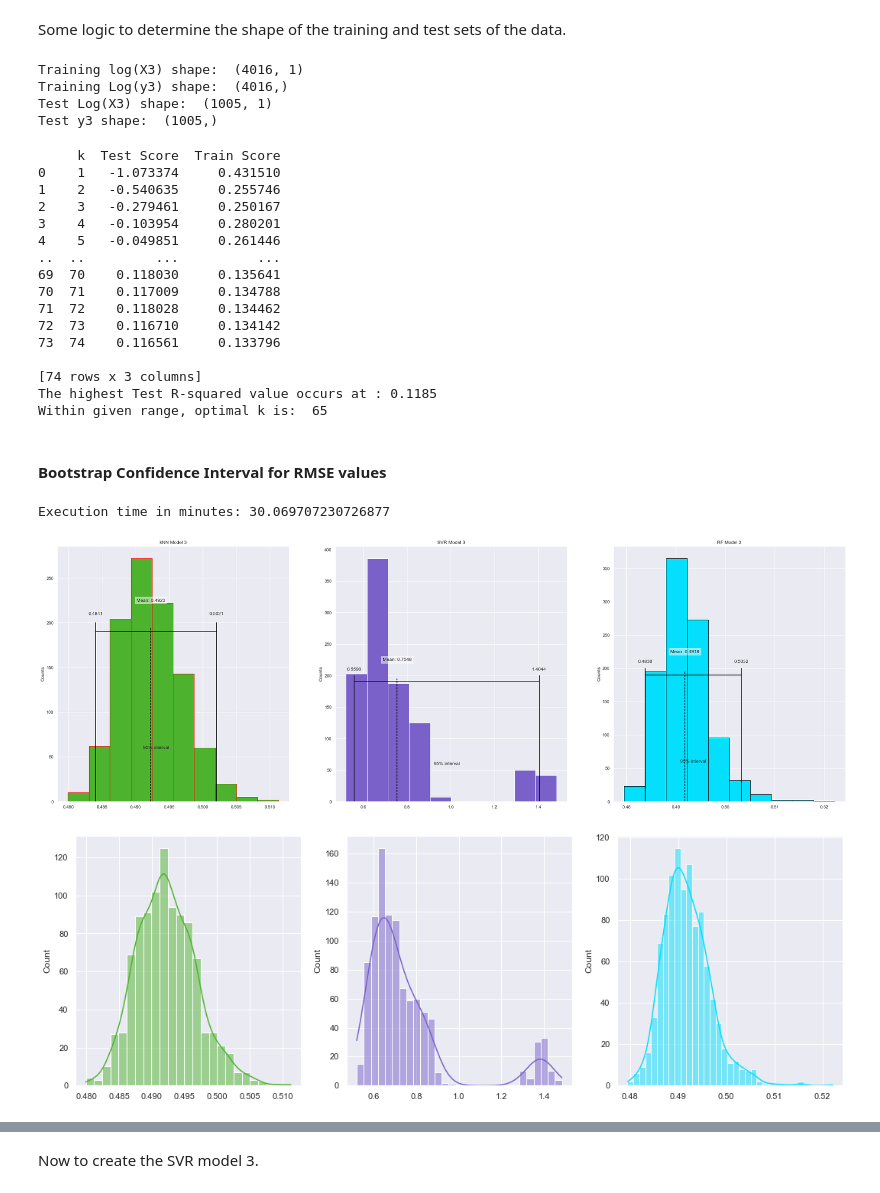
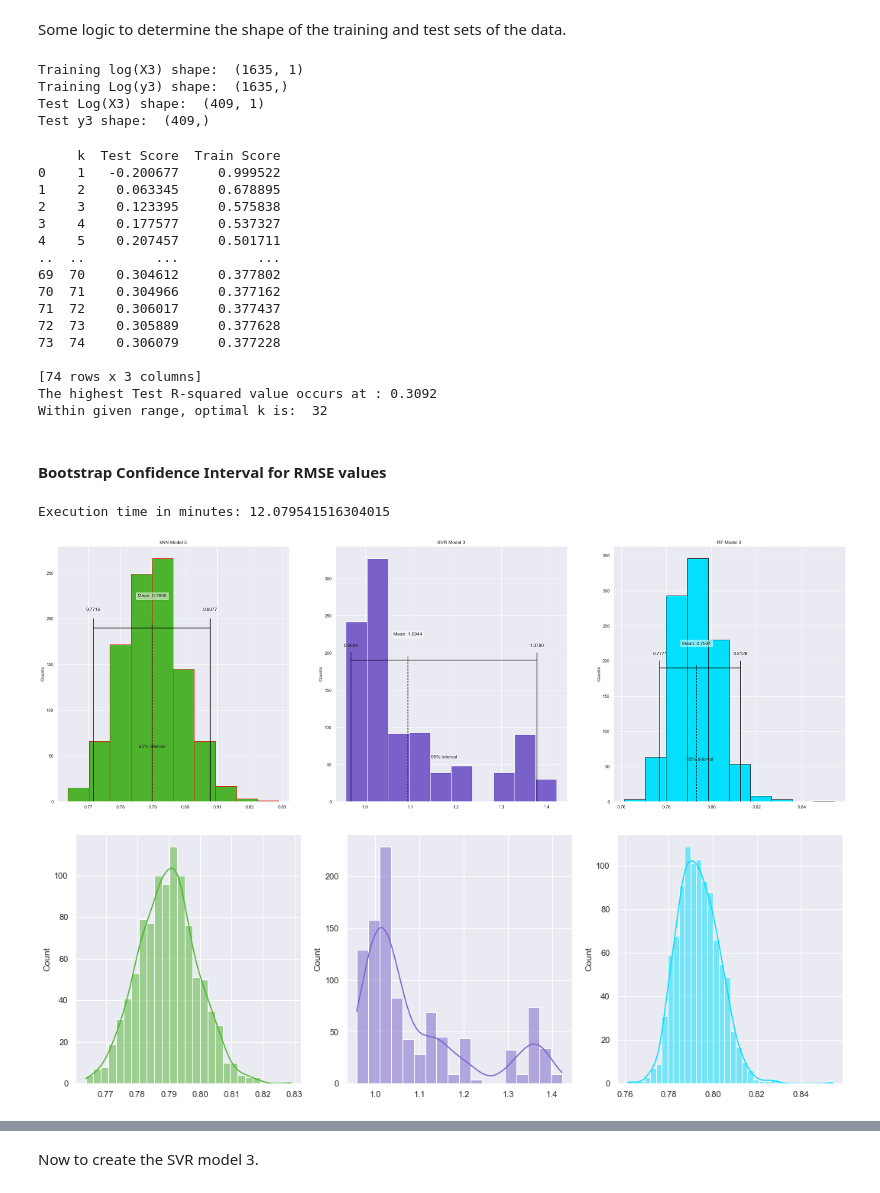
Before and after one commit to jbravo87/blog-projects, a Jupyter notebook: exoplanet_data_notebook.ipynb, the cells around one changed output, grey strips where cells are left out. Cells and saved outputs as stored; diff of their text form; code cells hidden in the pictures.

```diff
--- a/exoplanet_data_notebook.ipynb
+++ b/exoplanet_data_notebook.ipynb
@@ -1256,8 +1263,8 @@ df4
 32516 rows × 3 columns
 # %%
 df4 = df4.rename(columns={'pl_name':'planetname', 'pl_bmassj':'mass', 'pl_orbper':'orbit period'})
-#df4 = df4.dropna()
-df4 = df4.fillna(df4.median(numeric_only=True))
+df4 = df4.dropna()
+#df4 = df4.fillna(df4.median(numeric_only=True))
 df4
 # %% [output]
 |  | planetname | mass | orbit period |
@@ -1405,10 +1412,10 @@ print('Training Log(y3) shape: ', y3_train_log.shape)
 print('Test Log(X3) shape: ', X3_test_log.shape)
 print('Test y3 shape: ', y3_test.shape)
 # %% [output]
-Training log(X3) shape:  (4016, 1)
-Training Log(y3) shape:  (4016,)
-Test Log(X3) shape:  (1005, 1)
-Test y3 shape:  (1005,)
+Training log(X3) shape:  (1635, 1)
+Training Log(y3) shape:  (1635,)
+Test Log(X3) shape:  (409, 1)
+Test y3 shape:  (409,)
 # %%
 # kNN R-squared accuracy
 knn_r_acc_3 = []
@@ -1424,28 +1431,28 @@ print('The highest Test R-squared value occurs at : %.4f' % outcomes_3.iloc[:,1]
 print('Within given range, optimal k is: ', outcomes_3.loc[outcomes_3['Test Score'] == outcomes_3.iloc[:,1].max(), 'k'].iloc[0])
 # %% [output]
      k  Test Score  Train Score
-0    1   -1.073374     0.431510
-1    2   -0.540635     0.255746
-2    3   -0.279461     0.250167
-3    4   -0.103954     0.280201
-4    5   -0.049851     0.261446
+0    1   -0.200677     0.999522
+1    2    0.063345     0.678895
+2    3    0.123395     0.575838
+3    4    0.177577     0.537327
+4    5    0.207457     0.501711
 ..  ..         ...          ...
-69  70    0.118030     0.135641
-70  71    0.117009     0.134788
-71  72    0.118028     0.134462
-72  73    0.116710     0.134142
-73  74    0.116561     0.133796
+69  70    0.304612     0.377802
+70  71    0.304966     0.377162
+71  72    0.306017     0.377437
+72  73    0.305889     0.377628
+73  74    0.306079     0.377228
 
 [74 rows x 3 columns]
-The highest Test R-squared value occurs at : 0.1185
-Within given range, optimal k is:  65
+The highest Test R-squared value occurs at : 0.3092
+Within given range, optimal k is:  32
 # %% [markdown]
 #### Bootstrap Confidence Interval for RMSE values
 # %%
 start_time_3 = time.time()
 
 df4 = pd.concat([orbper2_log, mass2_log], axis=1)
-metrics3_1 = ci_bootstrap(df4, KNeighborsRegressor(n_neighbors = 65))
+metrics3_1 = ci_bootstrap(df4, KNeighborsRegressor(n_neighbors = 32))
 
 # Plotting Logic
 fig3_2, ax3_2 = plt.subplots(1, 3, figsize = (36, 12))
@@ -1493,35 +1500,35 @@ ax3_2[1].text(mean_svr_model_3, 225, f'Mean: {mean_svr_model_3:.4f}',
 ax3_2[1].set_title('SVR Model 3')
 
 # Now for the Random Forest model
 metrics3_3 = ci_bootstrap(df4, RandomForestRegressor(max_depth=2))
 confidence_interval3_3 = list(metrics3_3.quantile([0.025, 0.975]))
 
 ax3_2[2].hist(metrics3_3, color='#03dffc', edgecolor = "black")
 ax3_2[2].plot(confidence_interval3_3, [190, 190], color='black')
 for x3 in confidence_interval3_3:
     ax3_2[2].plot([x3, x3], [0, 200], color='black')
     ax3_2[2].text(x3, 210, f'{x3:.4f}',
             horizontalalignment='center', verticalalignment='center')
 ax3_2[2].text(sum(confidence_interval3_3) / 2, 60, '95% interval',
         horizontalalignment='center', verticalalignment='center')
 
 mean_rf_model_3 = metrics3_3.mean()
 ax3_2[2].plot([mean_rf_model_3, mean_rf_model_3], [0, 195], color='black', linestyle='--')
 ax3_2[2].text(mean_rf_model_3, 225, f'Mean: {mean_rf_model_3:.4f}',
       bbox=dict(facecolor='white', edgecolor='white', alpha=0.5),
        horizontalalignment='center', verticalalignment='center')
 ax3_2[2].set_title('RF Model 3')
 
 for ax in ax3_2.flat:
     ax.set(ylabel = 'Counts')
     #ax.set(xlabel = 'RMSE eccentricity (unitless)')
 
 plt.savefig('bootstrap_rmse_3.png',dpi=800)
 execution_time_3 = (time.time() - start_time_3)
 print('Execution time in minutes: ' + str(execution_time_3/60))
 # %% [output]
-Execution time in minutes: 30.069707230726877
+Execution time in minutes: 12.079541516304015
-[figure, old version]
+[figure, new version]
 # %%
 fig_knn3, axs_3 = plt.subplots(1, 3, figsize = (18, 6))
 
@@ -1532,5 +1539,5 @@ sns.histplot(metrics3_3, kde=True, color="#03dffc", ax=axs_3[2])
 plt.savefig('sns_example3.png')
 plt.show()
 # %% [output]
-[figure, old version]
+[figure, new version]
 # %%
```
Also changed, not shown: parts of 65 cells of this notebook.
